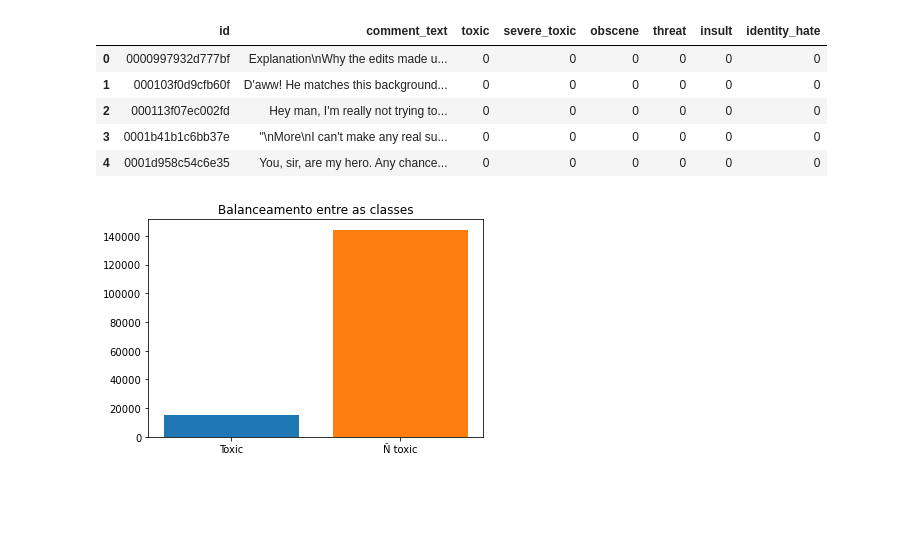
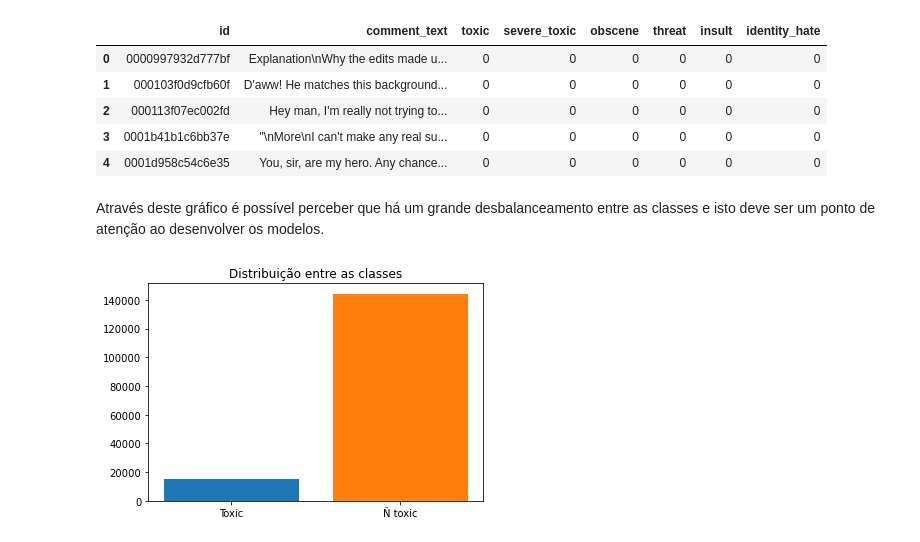
Before and after one commit to yanprada/MO444-discipline, a Jupyter notebook: trabalho_4/project_4_classificacao_binaria-checkpoint.ipynb, the cells around one changed output. Saved outputs shown, nothing was run; the diff lists cells and outputs as text; code cells hidden in the pictures; blank space fills up the shorter version.

```diff
--- a/trabalho_4/project_4_classificacao_binaria-checkpoint.ipynb
+++ b/trabalho_4/project_4_classificacao_binaria-checkpoint.ipynb
@@ -60,13 +122,15 @@ df_train.head()
 | 2 | 000113f07ec002fd | Hey man, I'm really not trying to... | 0 | 0 | 0 | 0 | 0 | 0 |
 | 3 | 0001b41b1c6bb37e | "\nMore\nI can't make any real su... | 0 | 0 | 0 | 0 | 0 | 0 |
 | 4 | 0001d958c54c6e35 | You, sir, are my hero. Any chance... | 0 | 0 | 0 | 0 | 0 | 0 |
+# %% [markdown]
+Através deste gráfico é possível perceber que há um grande desbalanceamento entre as classes e isto deve ser um ponto de atenção ao desenvolver os modelos.
 # %%
 plt.bar('Toxic', len(df_train[df_train['toxic']==1]))
 plt.bar('Ñ toxic', len(df_train[df_train['toxic']==0]))
-plt.title('Balanceamento entre as classes')
+plt.title('Distribuição entre as classes')
 plt.show()
 # %% [output]
-[figure, old version]
+[figure, new version]
 # %%
 plotar_worldcloud(df_train[df_train['toxic']==1],'tóxicos')
 # %% [output]
```
Also changed, not shown: parts of 60 cells of this notebook.
